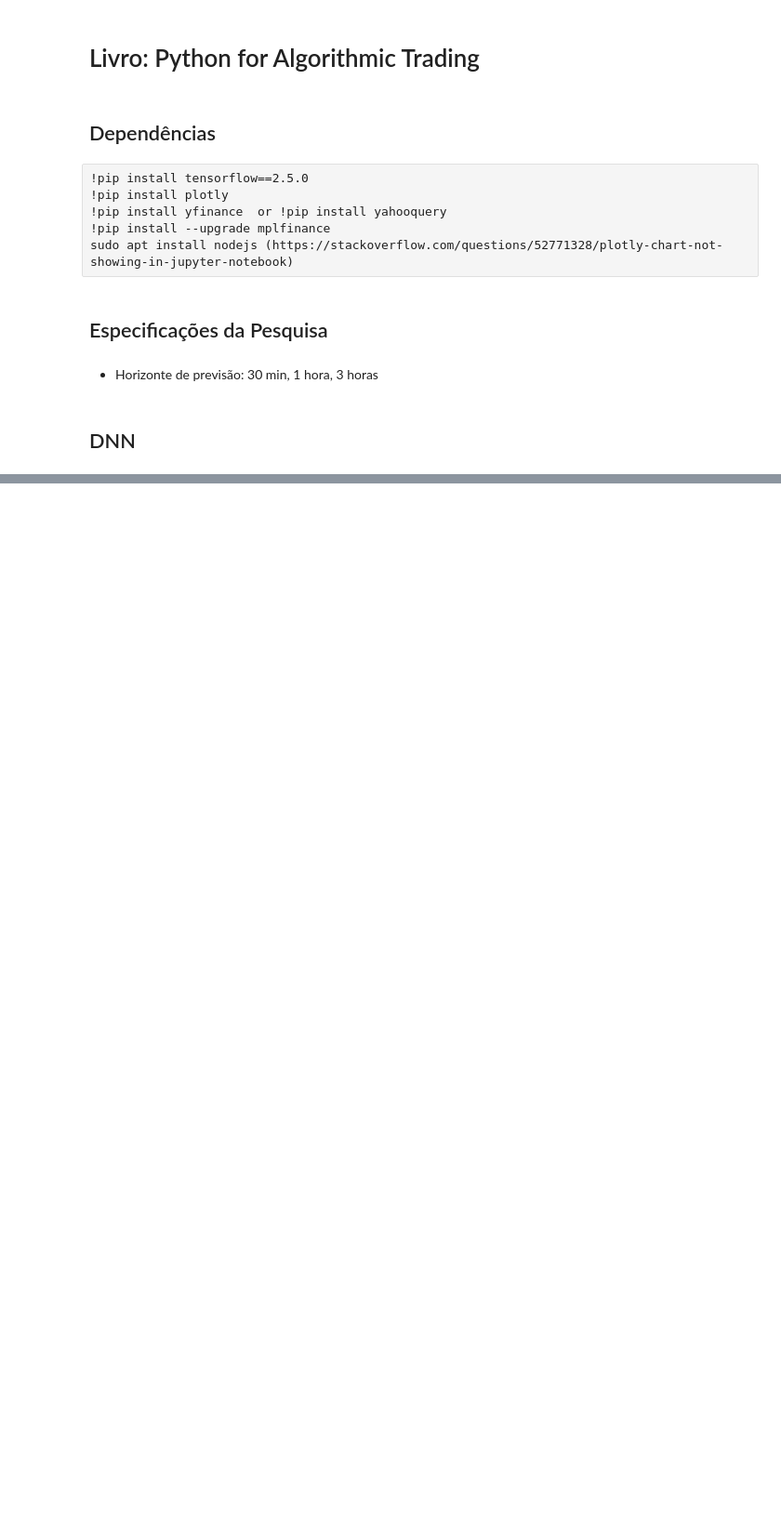
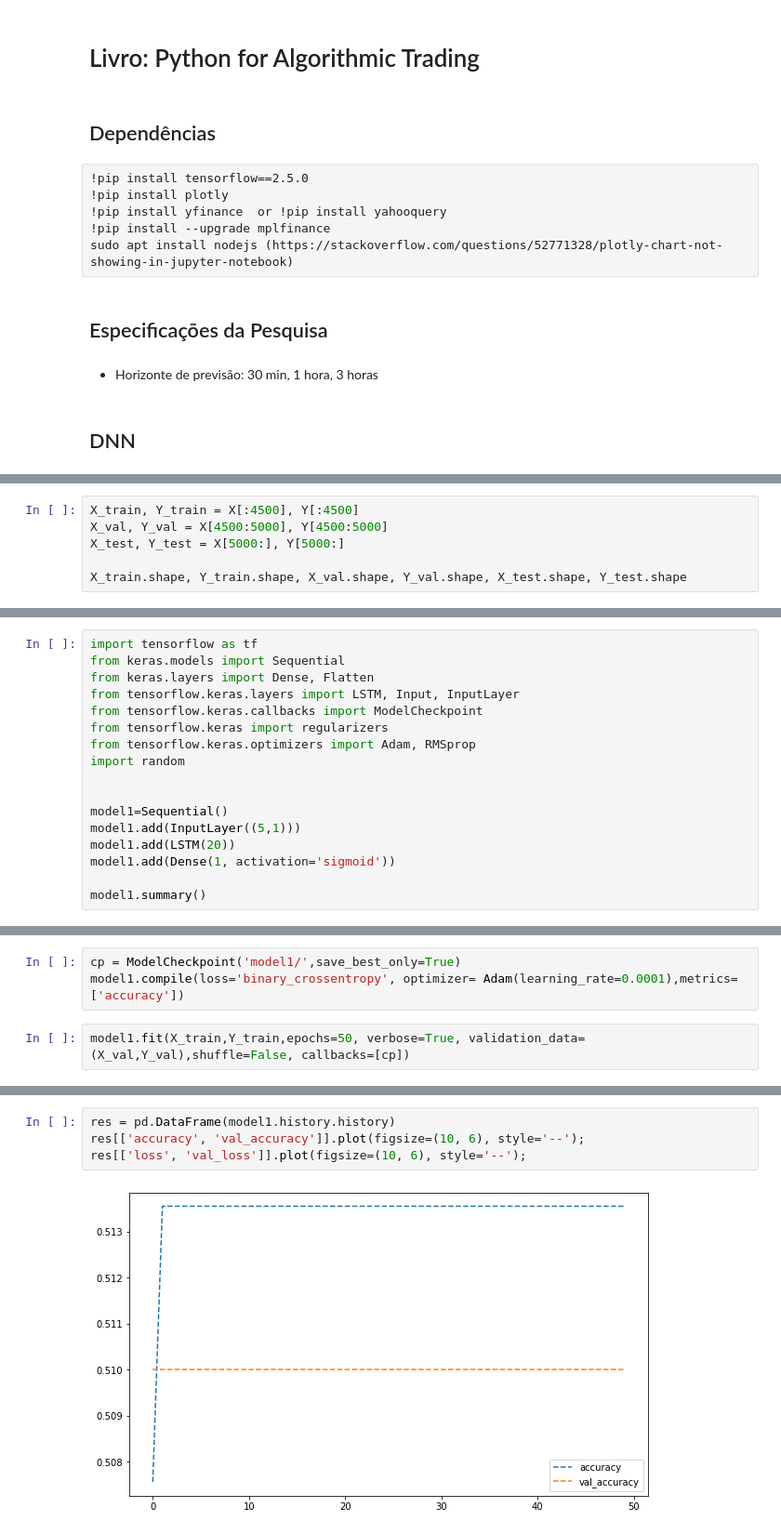
Before and after one commit to BeneInfosec/Inteligencia_Artificial, a Jupyter notebook: TCC/teste.ipynb, the cells around one changed output, grey strips where cells are left out. Shown at 93% size. Saved outputs shown, nothing was run; the diff lists cells and outputs as text; blank space fills up the shorter version.

Commit message:
Realizando novos testes da LSTM

```diff
--- a/TCC/teste.ipynb
+++ b/TCC/teste.ipynb
@@ -163,0 +60,6 @@ model = KerasClassifier(model=create_model)
+# %%
+X_train, Y_train = X[:4500], Y[:4500]
+X_val, Y_val = X[4500:5000], Y[4500:5000]
+X_test, Y_test = X[5000:], Y[5000:]
+
+X_train.shape, Y_train.shape, X_val.shape, Y_val.shape, X_test.shape, Y_test.shape
@@ -163,0 +68,17 @@ model = KerasClassifier(model=create_model)
+# %%
+import tensorflow as tf
+from keras.models import Sequential
+from keras.layers import Dense, Flatten
+from tensorflow.keras.layers import LSTM, Input, InputLayer
+from tensorflow.keras.callbacks import ModelCheckpoint
+from tensorflow.keras import regularizers
+from tensorflow.keras.optimizers import Adam, RMSprop
+import random
+
+
+model1=Sequential()
+model1.add(InputLayer((5,1)))
+model1.add(LSTM(20))
+model1.add(Dense(1, activation='sigmoid'))
+
+model1.summary()
@@ -163,0 +99,5 @@ model = KerasClassifier(model=create_model)
+# %%
+cp = ModelCheckpoint('model1/',save_best_only=True)
+model1.compile(loss='binary_crossentropy', optimizer= Adam(learning_rate=0.0001),metrics=['accuracy'])
+# %%
+model1.fit(X_train,Y_train,epochs=50, verbose=True, validation_data=(X_val,Y_val),shuffle=False, callbacks=[cp])
@@ -163,0 +120,6 @@ model = KerasClassifier(model=create_model)
+# %%
+res = pd.DataFrame(model1.history.history)
+res[['accuracy', 'val_accuracy']].plot(figsize=(10, 6), style='--');
+res[['loss', 'val_loss']].plot(figsize=(10, 6), style='--');
+# %% [output]
+[figure, added]
```
Also changed, not shown: parts of 9 cells of this notebook, 4 other files.
